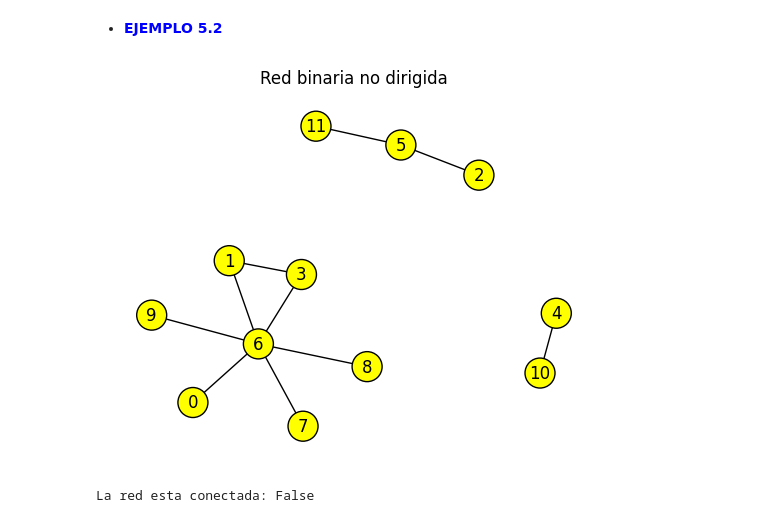
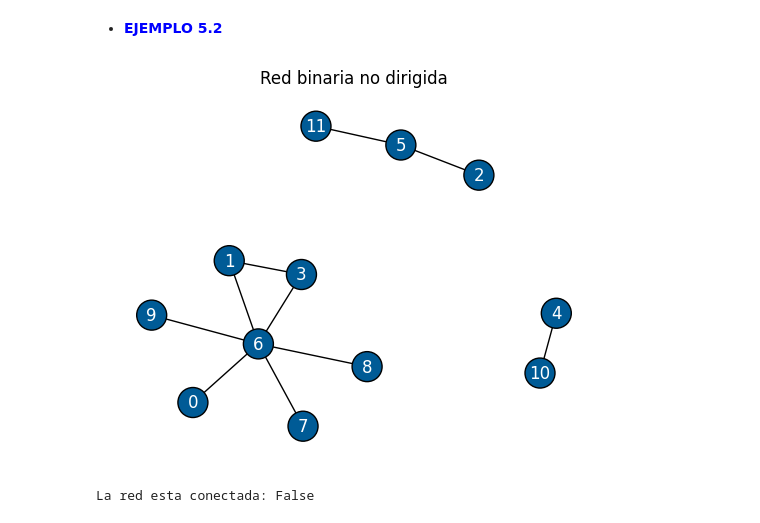
Before and after one commit to CapStats-ML/Social_Networks, a Jupyter notebook: Scripts/Talle2.ipynb, the cells around one changed output. Saved outputs shown, nothing was run; the diff lists cells and outputs as text; code cells hidden in the pictures.

```diff
--- a/Scripts/Talle2.ipynb
+++ b/Scripts/Talle2.ipynb
@@ -112,17 +112,17 @@ g = ig.Graph([(0,6),(1,6),(1,3),(2,5),(3,6),(4,10),(5,11),(6,7),(6,8),(6,9)])
 # %%
 # Establecer la semilla
 random.seed(123)
 
 layout = g.layout("kamada_kawai")
 fig, ax = plt.subplots()
 
 # Visualizar el grafo
-ig.plot(g, target=ax, vertex_color="yellow", vertex_size=30, vertex_label_size=12,
-        vertex_label_dist = 0, edge_color="black", edge_width=1, vertex_label=g.vs.indices)
+ig.plot(g, target=ax, vertex_color="#005b96", vertex_size=30, vertex_label_size=12,
+        vertex_label_dist = 0, edge_color="black", edge_width=1, vertex_label=g.vs.indices,vertex_label_color = "white")
 plt.title("Red binaria no dirigida")
 plt.show()
 # %% [output]
-[figure, old version]
+[figure, new version]
 # %%
 print("La red esta conectada:", g.is_connected() )
 # %% [output]
```
Also changed, not shown: parts of 70 cells of this notebook, 9 other files.
